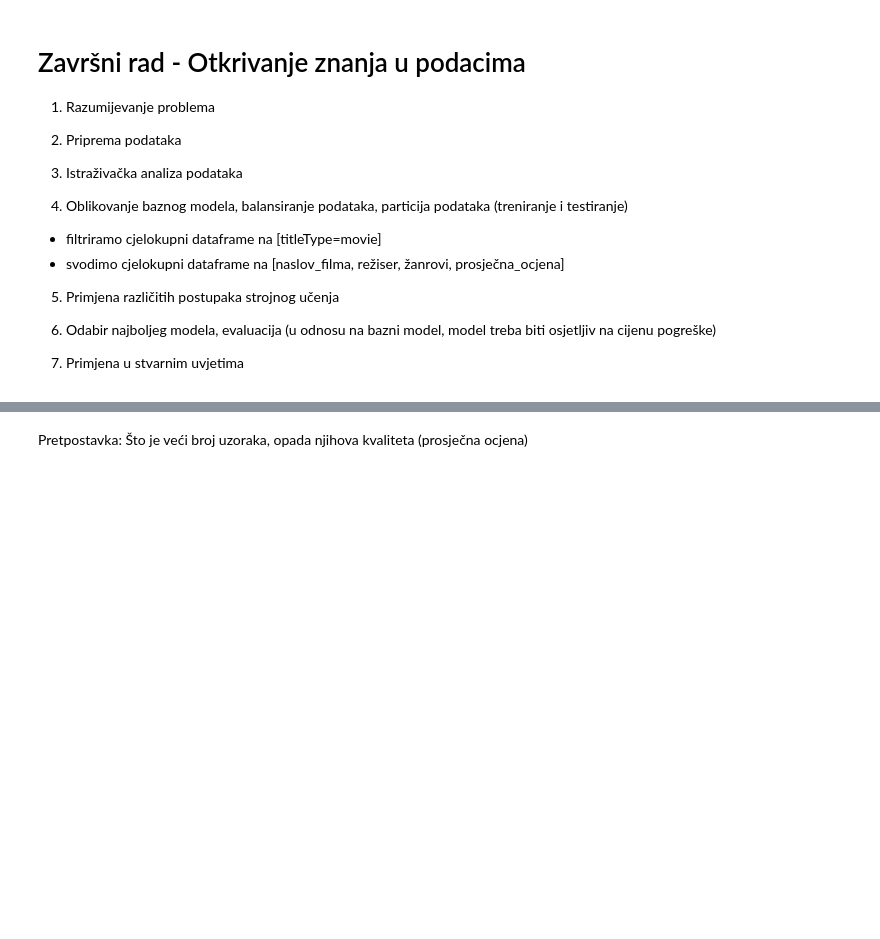
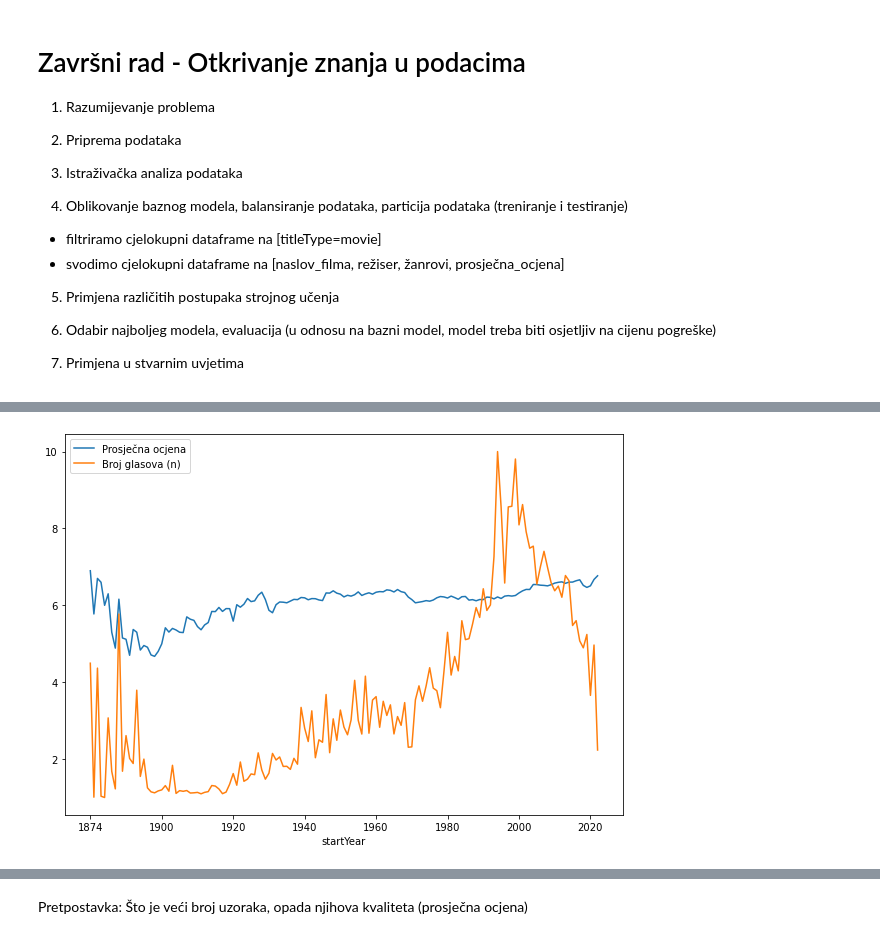
Before and after one commit to andhrelja/imdb-analysis, a Jupyter notebook: prepare.ipynb, the cells around one changed output, grey strips where cells are left out. Saved outputs shown, nothing was run; the diff lists cells and outputs as text; code cells hidden in the pictures; blank space fills up the shorter version.

```diff
--- a/prepare.ipynb
+++ b/prepare.ipynb
@@ -61,0 +97,12 @@ plt.show()
+# %%
+from sklearn.preprocessing import MinMaxScaler
+
+normalizer = MinMaxScaler((1, 10))
+
+yearly_ratings_df = titles_df.groupby('startYear').mean()
+yearly_ratings_df['numVotes_n'] = normalizer.fit_transform(yearly_ratings_df[['numVotes']])
+yearly_ratings_df[['averageRating', 'numVotes_n']].rename(columns=rename_map)\
+    .plot(figsize=(10, 7))
+plt.show()
+# %% [output]
+[figure, added]
```
Also changed, not shown: parts of 21 cells of this notebook, 1 other file.
